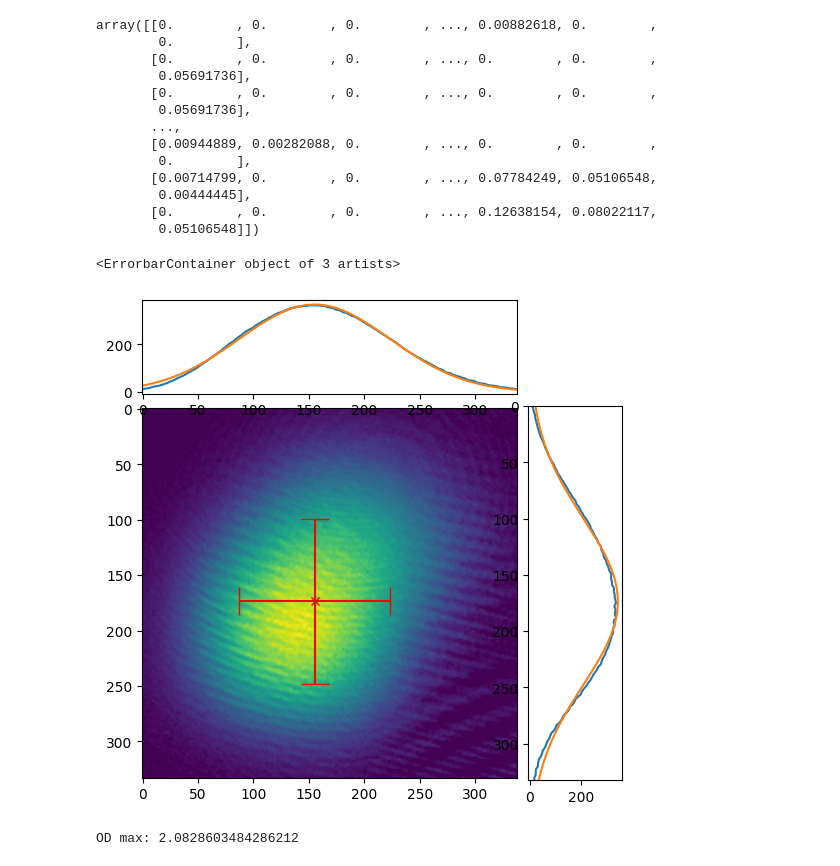
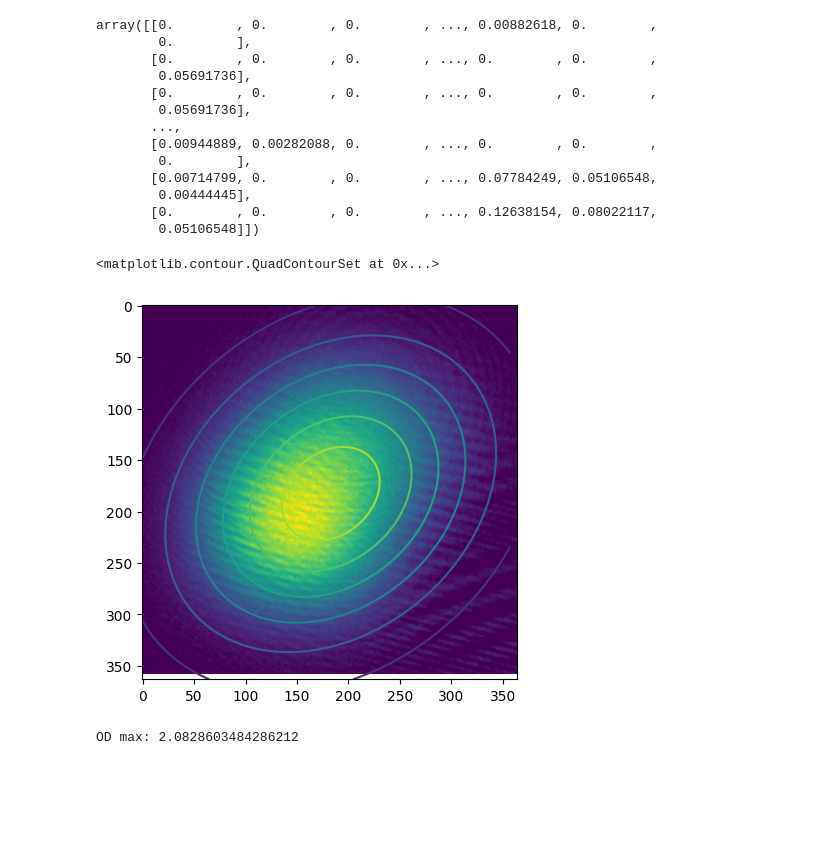
Before and after one commit to benmcdonough20/MOTsArentForKids, a Jupyter notebook: od_calculation_bivariate.ipynb, the cells around one changed output. Cells and saved outputs as stored; diff of their text form; code cells hidden in the pictures; blank space fills up the shorter version.

Commit message:
added bivariate stuff

```diff
--- a/od_calculation_bivariate.ipynb
+++ b/od_calculation_bivariate.ipynb
@@ -115,8 +117,8 @@ def gaussian_fit(x, A, mu, sigma):
 
 def bivariate_gaussian(X, A, sigma1, sigma2, rho):
     def z():
-        (X[0]-mu1)**2/mu1**2-2*rho*(X[0]-mu1)*(X[1]-mu2)/(sigma1*sigma2)+(X[1]-mu2)**2/sigma2**2
+        return (X[0]-mu1)**2/sigma1**2-2*rho*(X[0]-mu1)*(X[1]-mu2)/(sigma1*sigma2)+(X[1]-mu2)**2/sigma2**2
 
     return np.exp(- z()/(2*(1-rho**2)))
 
-popt, pcov = curve_fit(bivariate_gaussian, [np.arange(len(blob_arr[0]), len(blob_arr))], blob_arr, p0 =[350, 60, 60, 0])
+popt, pcov = curve_fit(bivariate_gaussian, np.array(list(product(range(len(x)), range(len(y))))).T, blob_arr.flatten(), p0 =[350, 60, 60, 0])
@@ -141,25 +183,14 @@ array([[0.        , 0.        , 0.        , ..., 0.00882618, 0.        ,
 # %%
 fig = plt.figure(figsize=(6,6))
 gs = fig.add_gridspec(2, 2,  width_ratios=(4, 1), height_ratios=(1, 4),
                       left=0.1, right=0.9, bottom=0.1, top=0.9,
                       wspace=0.05, hspace=0.05)
 ax = fig.add_subplot(gs[1,0])
 ax.imshow(blob_arr)
-
-#axes are flipped!!
-ax_y = fig.add_subplot(gs[0,0], sharex=ax)
-ax_x = fig.add_subplot(gs[1,1], sharey=ax)
-
-ax_y.plot(y)
-ax_y.plot(np.arange(len(y)), gaussian_fit(np.arange(len(y)),*popt_y))
-
-ax_x.plot(x, np.arange(len(x)))
-ax_x.plot(gaussian_fit(np.arange(len(x)),*popt_x),np.arange(len(x)))
-
-ax.errorbar(popt_y[1], popt_x[1], xerr = popt_y[2], yerr = popt_x[2], color = 'r', marker = "x", capsize = 10)
+ax.contour([[bivariate_gaussian((a,b), *popt) for a in range (len(x))] for b in range(len(y))])
 # %% [output]
-<ErrorbarContainer object of 3 artists>
+<matplotlib.contour.QuadContourSet at 0x...>
-[figure, old version]
+[figure, new version]
 # %%
 print("OD max:", np.max(blob_arr))
 # %% [output]
```
Also changed, not shown: parts of 9 cells of this notebook, 1 other file.
